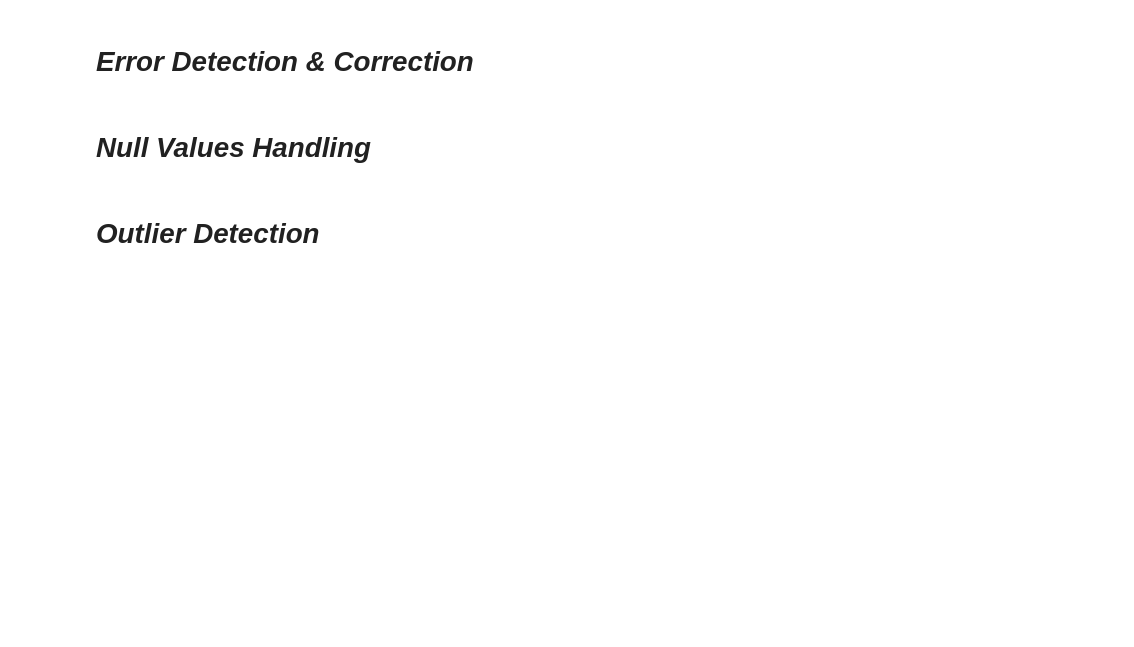
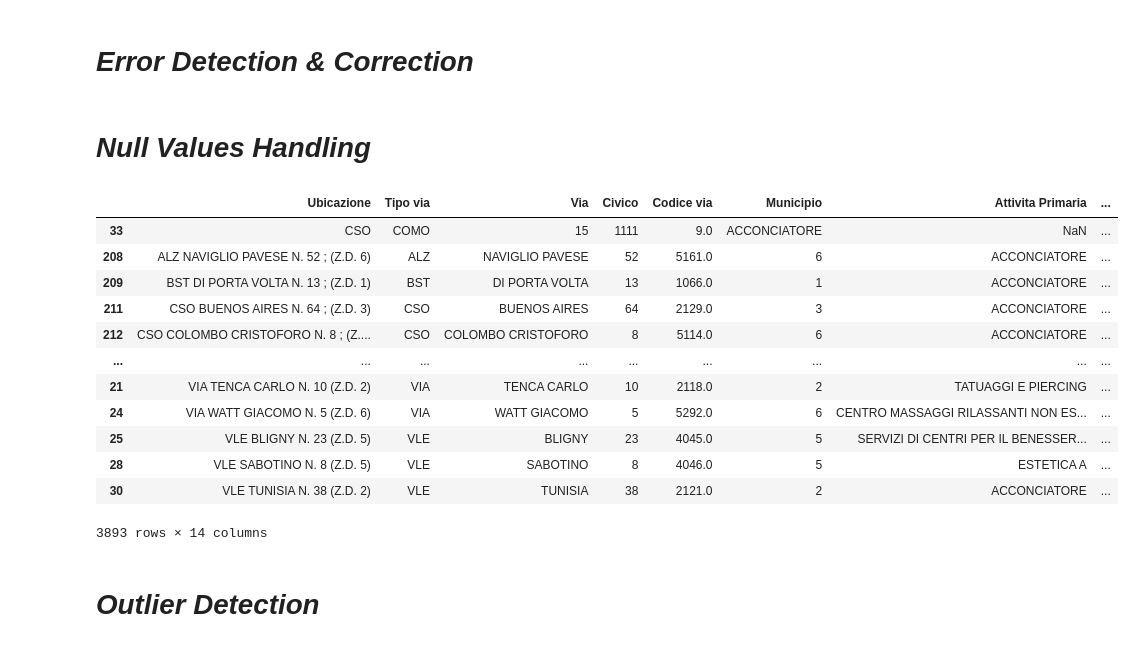
Before and after one commit to leonardotisato/DQP, a Jupyter notebook: project.ipynb, the cells around one changed output. Saved outputs shown, nothing was run; the diff lists cells and outputs as text; code cells hidden in the pictures; blank space fills up the shorter version.

```diff
--- a/project.ipynb
+++ b/project.ipynb
@@ -189,3 +228,4 @@ Column Splitting
 # *Null Values Handling*
 # %%
 # Drop rows where "Attivita Primaria" and "Tipo esercizio" are null
+DATASET = DATASET.dropna(subset=["Attivita Primaria", "Tipo esercizio"], how='all')
@@ -194,5 +232,38 @@ Column Splitting
 # %%
 # If "Attivita Primaria" is null, fill with name of the first True column of "Tipo esercizio"
+
+# Maybe review this part --> maybe we are generalizing too much and losing information
+
+tipo_bool_cols = ["ACCONCIATORE", "ESTETISTA", "CENTRO ABBRONZATURA", "TRATTAMENTO", "TATUAGGI E PIERCING"]
+tipo_bool = DATASET[tipo_bool_cols]
+
+has_true = tipo_bool.any(axis=1)
+
+first_true_col = tipo_bool.idxmax(axis=1)
+
+first_true_col = first_true_col.where(has_true, np.nan)
+
+mask_att_null = DATASET["Attivita Primaria"].isna()
+
+DATASET.loc[mask_att_null, "Attivita Primaria"] = first_true_col[mask_att_null]
+
+DATASET = DATASET.drop(columns='Tipo esercizio')
+# %%
+DATASET
+# %% [output]
+|  | Ubicazione | Tipo via | Via | Civico | Codice via | Municipio | Attivita Primaria | ... |
+| 33 | CSO | COMO | 15 | 1111 | 9.0 | ACCONCIATORE | NaN | ... |
+| 208 | ALZ NAVIGLIO PAVESE N. 52 ; (Z.D. 6) | ALZ | NAVIGLIO PAVESE | 52 | 5161.0 | 6 | ACCONCIATORE | ... |
+| 209 | BST DI PORTA VOLTA N. 13 ; (Z.D. 1) | BST | DI PORTA VOLTA | 13 | 1066.0 | 1 | ACCONCIATORE | ... |
+| 211 | CSO BUENOS AIRES N. 64 ; (Z.D. 3) | CSO | BUENOS AIRES | 64 | 2129.0 | 3 | ACCONCIATORE | ... |
+| 212 | CSO COLOMBO CRISTOFORO N. 8 ; (Z.... | CSO | COLOMBO CRISTOFORO | 8 | 5114.0 | 6 | ACCONCIATORE | ... |
+| ... | ... | ... | ... | ... | ... | ... | ... | ... |
+| 21 | VIA TENCA CARLO N. 10 (Z.D. 2) | VIA | TENCA CARLO | 10 | 2118.0 | 2 | TATUAGGI E PIERCING | ... |
+| 24 | VIA WATT GIACOMO N. 5 (Z.D. 6) | VIA | WATT GIACOMO | 5 | 5292.0 | 6 | CENTRO MASSAGGI RILASSANTI NON ES... | ... |
+| 25 | VLE BLIGNY N. 23 (Z.D. 5) | VLE | BLIGNY | 23 | 4045.0 | 5 | SERVIZI DI CENTRI PER IL BENESSER... | ... |
+| 28 | VLE SABOTINO N. 8 (Z.D. 5) | VLE | SABOTINO | 8 | 4046.0 | 5 | ESTETICA A | ... |
+| 30 | VLE TUNISIA N. 38 (Z.D. 2) | VLE | TUNISIA | 38 | 2121.0 | 2 | ACCONCIATORE | ... |
+3893 rows × 14 columns
 # %%
 # Fill "Superficie lavorativa" with median value grouping by "Tipo esercizio"
 # %%
```
Also changed, not shown: parts of 7 cells of this notebook.
